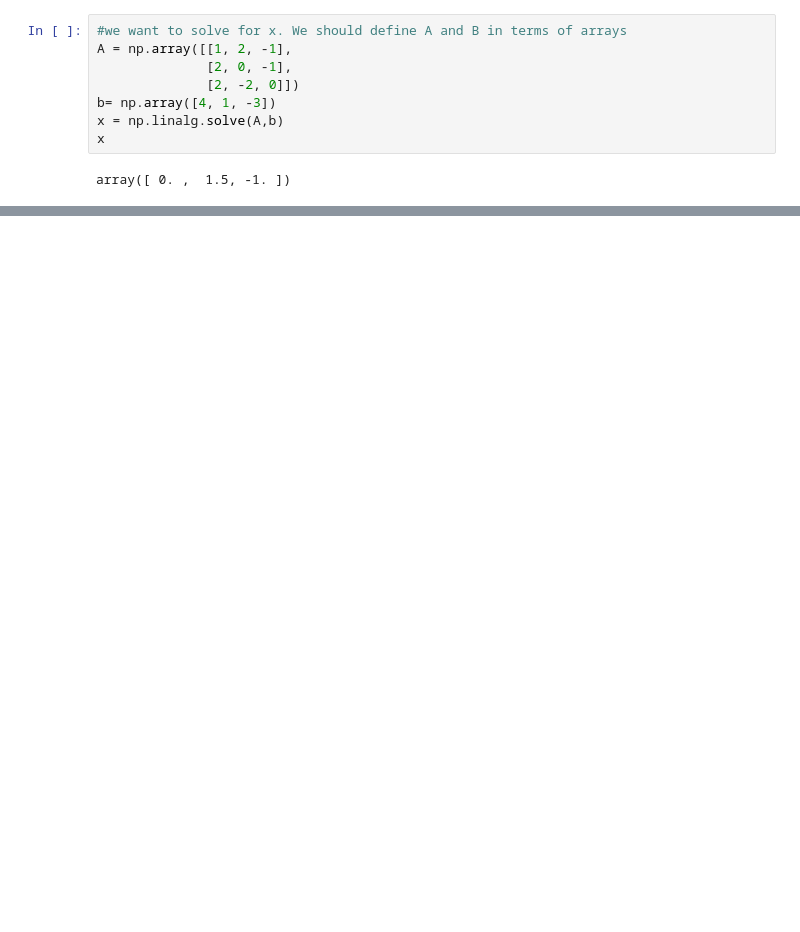
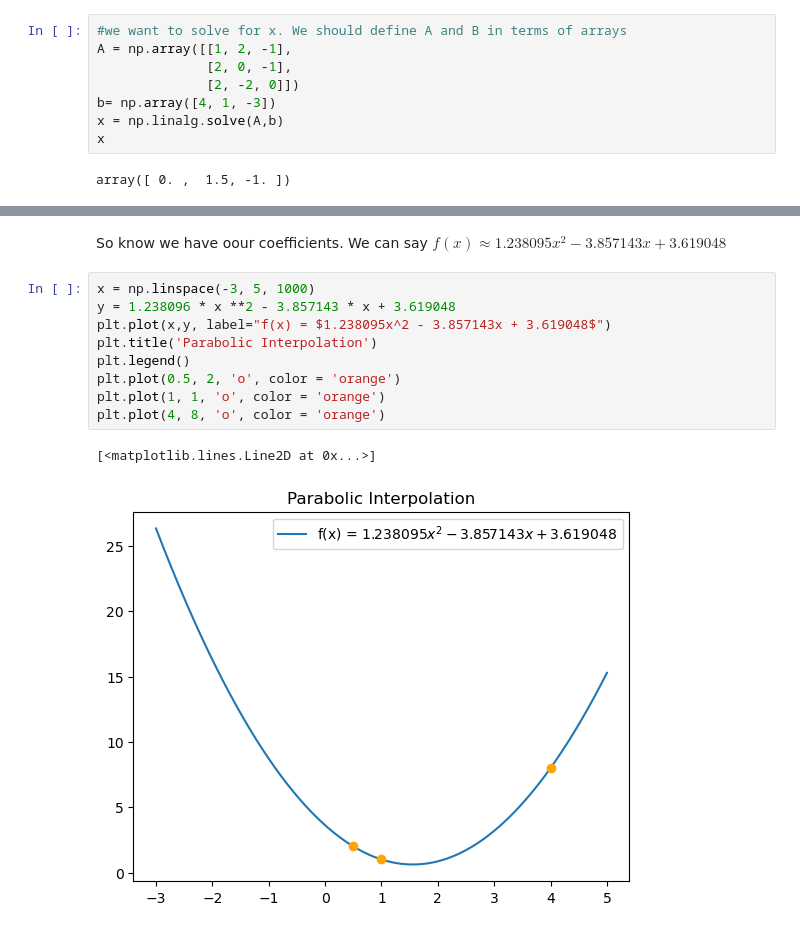
Before and after one commit to h-Escamilla/Computational-Methods-For-Mathematical-Physics-1-at-UTSA, a Jupyter notebook: LinearAlgebra.ipynb, the cells around one changed output, grey strips where cells are left out. Drawn from its saved outputs; the diff is of its cells as text; blank space fills up the shorter version.

```diff
--- a/LinearAlgebra.ipynb
+++ b/LinearAlgebra.ipynb
@@ -142,0 +177,14 @@ array([ 4.,  1., -3.])
+# %% [markdown]
+So know we have oour coefficients. We can say $f(x) \approx 1.238095x^2 - 3.857143x + 3.619048$
+# %%
+x = np.linspace(-3, 5, 1000)
+y = 1.238096 * x **2 - 3.857143 * x + 3.619048
+plt.plot(x,y, label="f(x) = $1.238095x^2 - 3.857143x + 3.619048$")
+plt.title('Parabolic Interpolation')
+plt.legend()
+plt.plot(0.5, 2, 'o', color = 'orange')
+plt.plot(1, 1, 'o', color = 'orange')
+plt.plot(4, 8, 'o', color = 'orange')
+# %% [output]
+[<matplotlib.lines.Line2D at 0x...>]
+[figure, added]
```
Also changed, not shown: parts of 12 cells of this notebook.
